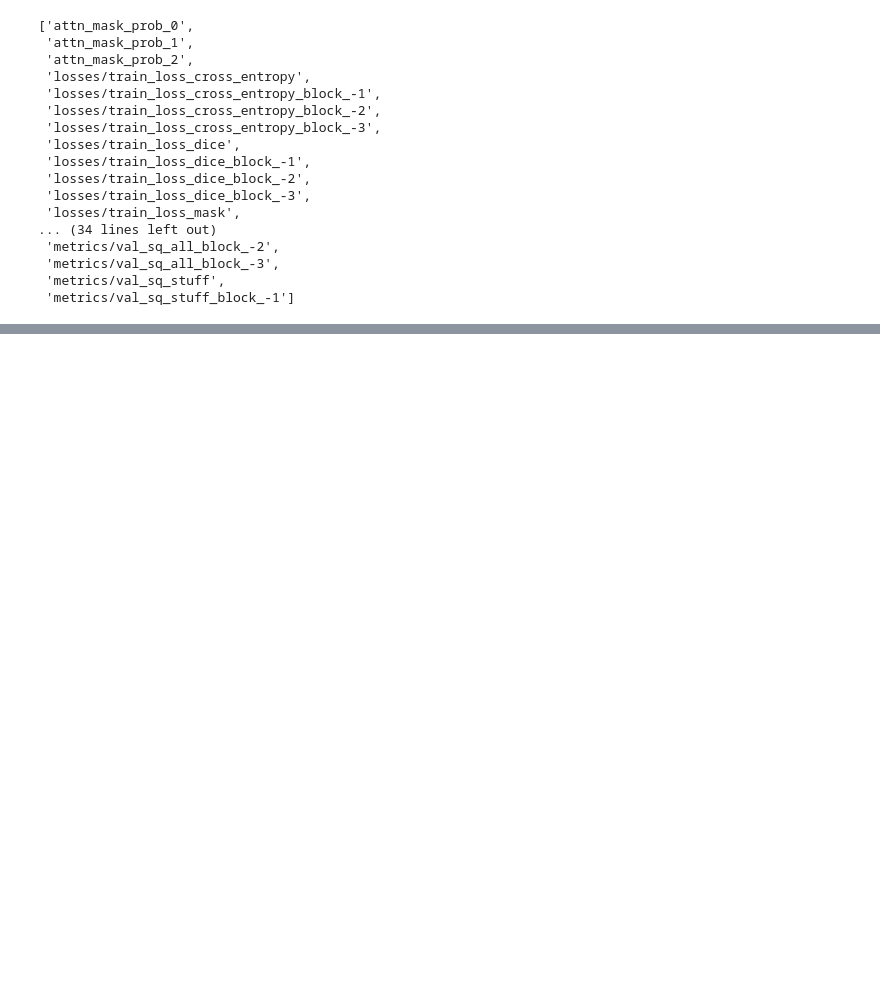
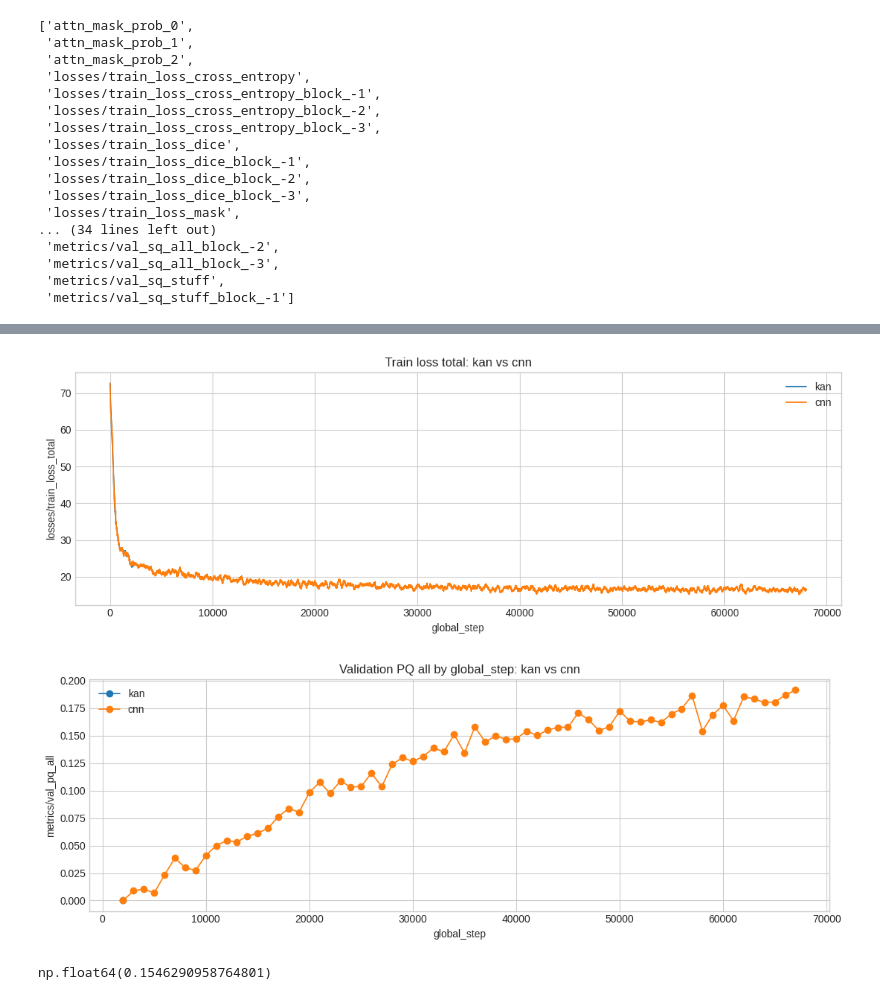
Before and after one commit to WindowsKonon1337/eomt-headExp, a Jupyter notebook: metrics_visualization.ipynb, the cells around one changed output, grey strips where cells are left out. Drawn from its saved outputs; the diff is of its cells as text; code cells hidden in the pictures; blank space fills up the shorter version.

```diff
--- a/metrics_visualization.ipynb
+++ b/metrics_visualization.ipynb
@@ -186,3 +180,74 @@ compare_train_val(
+# %%
+# --- Сравнение двух логов из artifacts/metrics: 2 графика ---
+
+from pathlib import Path
+import pandas as pd
+import matplotlib.pyplot as plt
+
+metrics_dir = Path("artifacts/metrics")
+files = {
+    "kan": metrics_dir / "metrics.csv",
+    "cnn": metrics_dir / "metrics_cnn.csv",
+}
+
+for name, path in files.items():
+    if not path.exists():
+        raise FileNotFoundError(f"Не найден файл для {name}: {path}")
+
+
+def load_metric(path: Path, metric: str, phase: str):
+    cols = ["global_step", "epoch", "phase", "metric", "value"]
+    d = pd.read_csv(path, usecols=cols)
+    d = d[(d["metric"] == metric) & (d["phase"] == phase)].copy()
+    return d.sort_values(["global_step", "epoch"]).reset_index(drop=True)
+
+
+series = {
+    "kan_train_loss": load_metric(files["kan"], "losses/train_loss_total", "train"),
+    "cnn_train_loss": load_metric(files["cnn"], "losses/train_loss_total", "train"),
+    "kan_val_pq": load_metric(files["kan"], "metrics/val_pq_all", "val"),
+    "cnn_val_pq": load_metric(files["cnn"], "metrics/val_pq_all", "val"),
+}
+
+# График 1: train loss (сглаживание rolling)
+fig, ax = plt.subplots(figsize=(11, 4))
+for label, key in [("kan", "kan_train_loss"), ("cnn", "cnn_train_loss")]:
+    s = series[key]
+    if s.empty:
+        print(f"Пустая серия: {key}")
+        continue
+    y = s["value"].rolling(200, min_periods=1).mean()
+    ax.plot(s["global_step"], y, linewidth=1.3, label=label)
+
+ax.set_title("Train loss total: kan vs cnn")
+ax.set_xlabel("global_step")
+ax.set_ylabel("losses/train_loss_total")
+ax.legend()
+plt.tight_layout()
+plt.show()
+
+# График 2: validation PQ по шагам
+fig, ax = plt.subplots(figsize=(11, 4))
+for label, key in [("kan", "kan_val_pq"), ("cnn", "cnn_val_pq")]:
+    s = series[key]
+    if s.empty:
+        print(f"Пустая серия: {key}")
+        continue
+    ax.plot(s["global_step"], s["value"], marker="o", linewidth=1.2, label=label)
+
+ax.set_title("Validation PQ all by global_step: kan vs cnn")
+ax.set_xlabel("global_step")
+ax.set_ylabel("metrics/val_pq_all")
+ax.legend()
+plt.tight_layout()
+plt.show()
+# %% [output]
+[figure, added]
+[figure, added]
+# %%
+series['cnn_val_pq']["value"][46]
+# %% [output]
+np.float64(0.1546290958764801)
 # %%
 # --- Visual check: image vs GT mask vs checkpoint prediction (zip-based COCO, autoload model) ---
 
```
Also changed, not shown: parts of 7 cells of this notebook, 2 other files.
